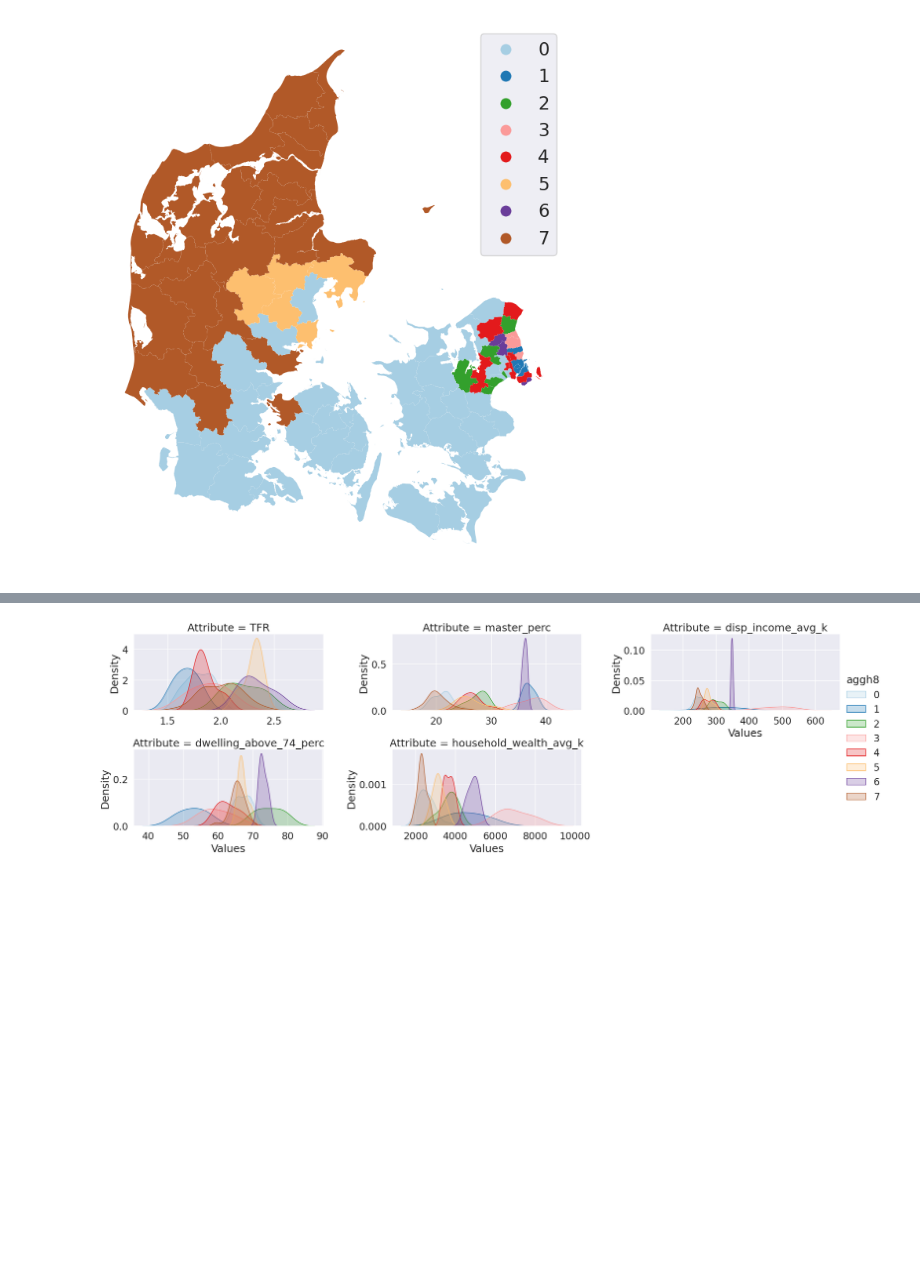
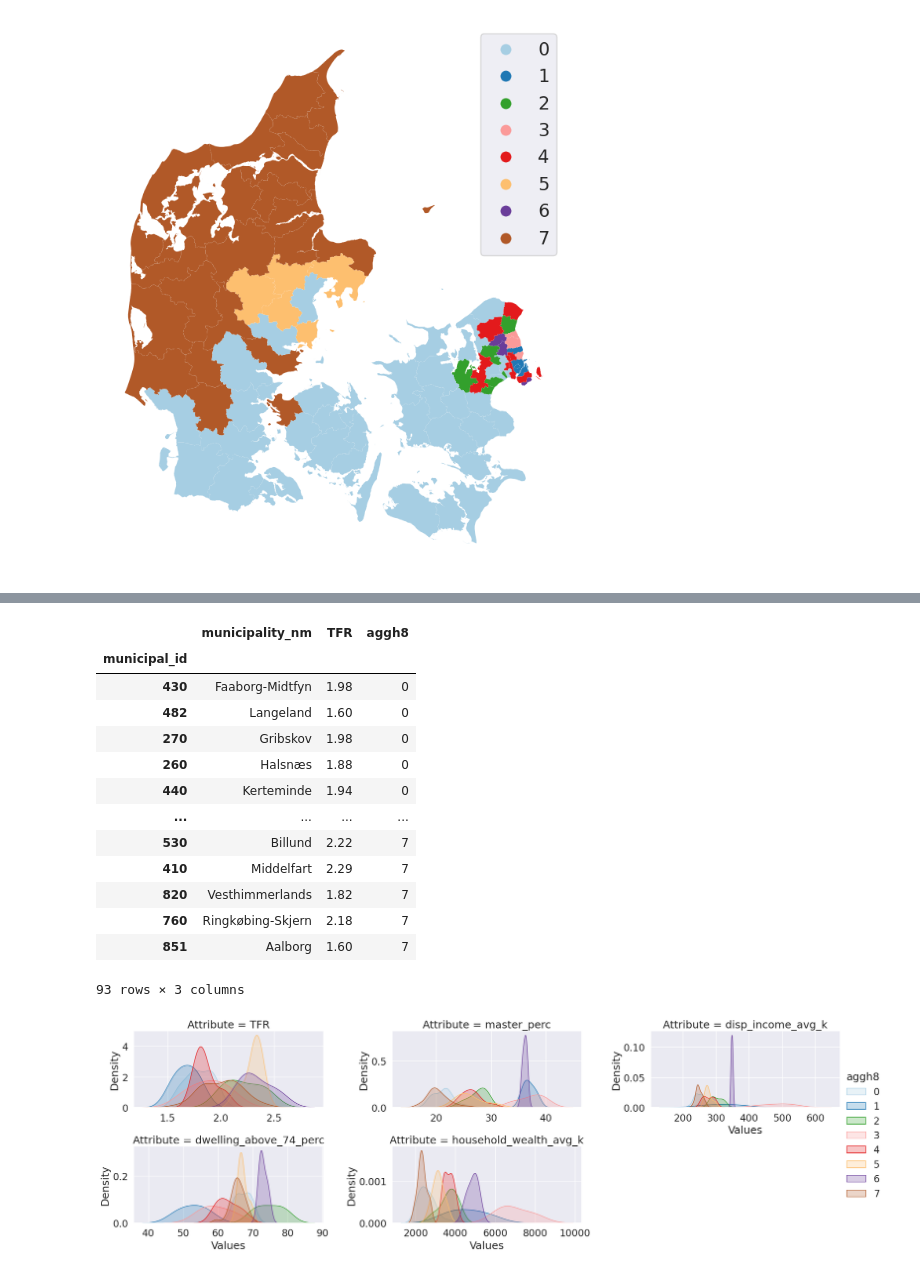
Before and after one commit to agnesutovaite/geospatial, a Jupyter notebook: project_notebook.ipynb, the cells around one changed output, grey strips where cells are left out. Cells and saved outputs as stored; diff of their text form; code cells hidden in the pictures; blank space fills up the shorter version.

```diff
--- a/project_notebook.ipynb
+++ b/project_notebook.ipynb
@@ -1354,3 +1374,22 @@ plt.show()
+# %%
+# table that shows each municipality along with their fertility rate and cluster group
+cluster_fertility = gdf[['municipality_nm', 'TFR', 'aggh8']]
+cluster_fertility.sort_values(by='aggh8')
+# %% [output]
+|  | municipality_nm | TFR | aggh8 |
+| municipal_id |  |  |  |
+| 430 | Faaborg-Midtfyn | 1.98 | 0 |
+| 482 | Langeland | 1.60 | 0 |
+| 270 | Gribskov | 1.98 | 0 |
+| 260 | Halsnæs | 1.88 | 0 |
+| 440 | Kerteminde | 1.94 | 0 |
+| ... | ... | ... | ... |
+| 530 | Billund | 2.22 | 7 |
+| 410 | Middelfart | 2.29 | 7 |
+| 820 | Vesthimmerlands | 1.82 | 7 |
+| 760 | Ringkøbing-Skjern | 2.18 | 7 |
+| 851 | Aalborg | 1.60 | 7 |
+93 rows × 3 columns
 # %%
 # Draw the distributions of cluster members’ data
 
```
Also changed, not shown: parts of 1 cell of this notebook.
